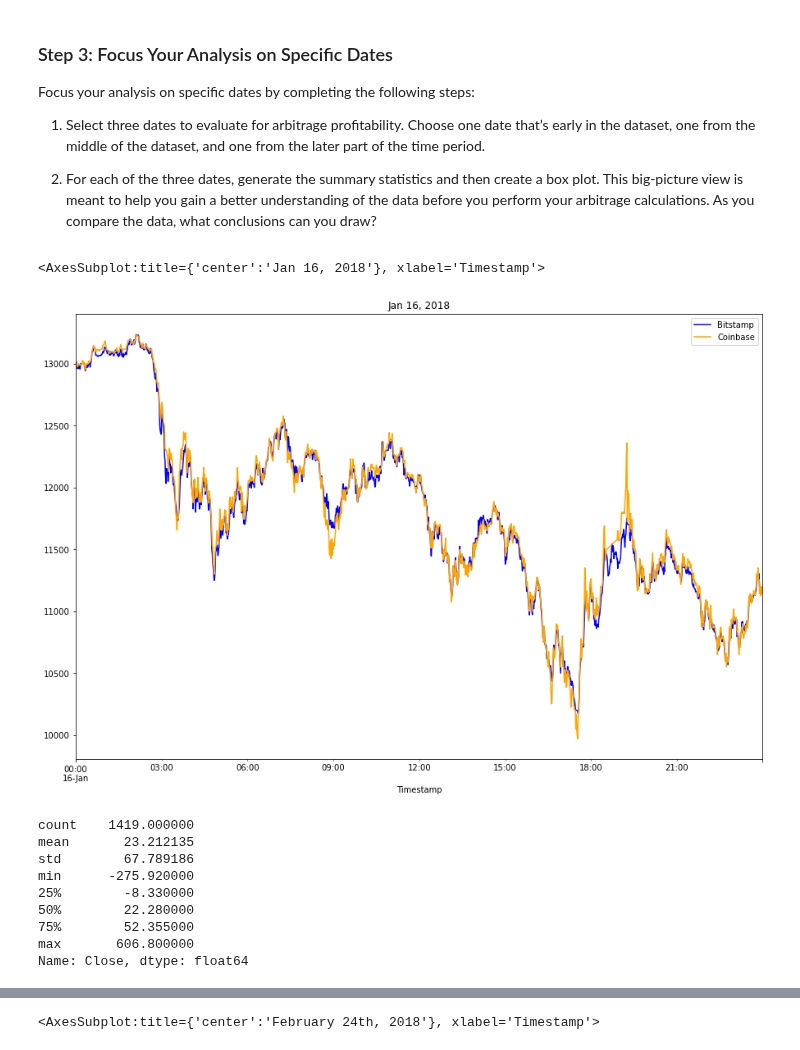
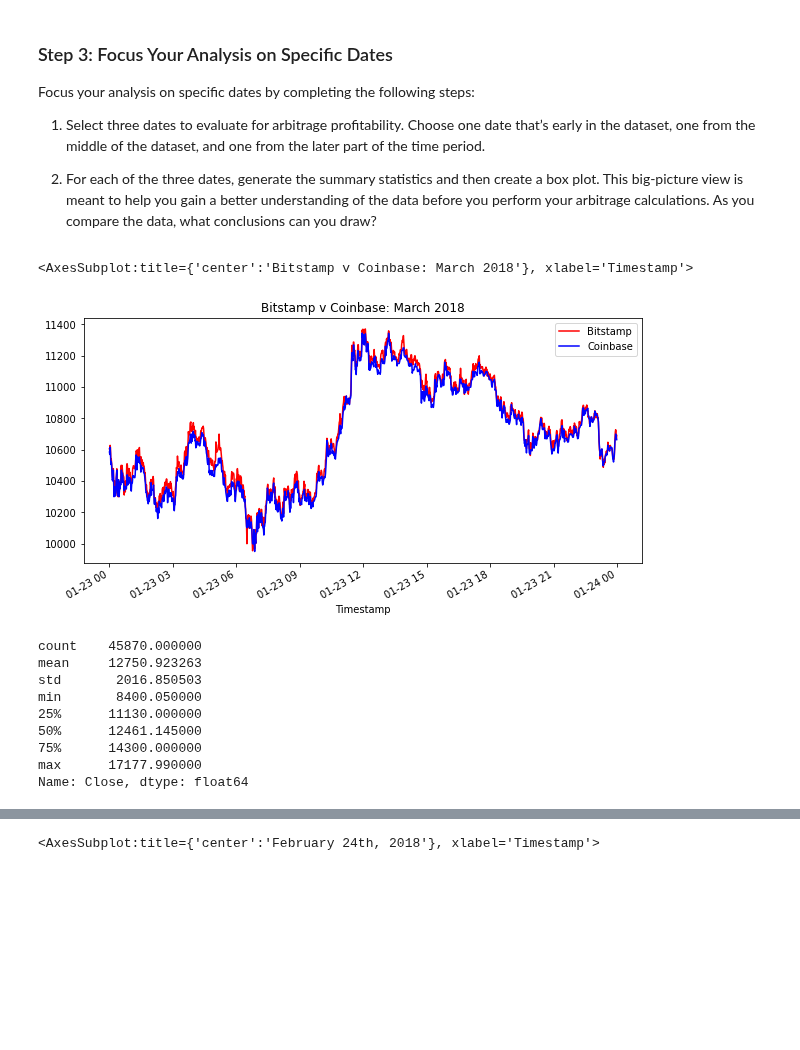
Before and after one commit to AquibaB/Arbitrage-strategies-BTC, a Jupyter notebook: crypto_arbitrage.ipynb, the cells around one changed output, grey strips where cells are left out. Saved outputs shown, nothing was run; the diff lists cells and outputs as text; code cells hidden in the pictures; blank space fills up the shorter version.

Commit message:
arbitrage and plots

```diff
--- a/crypto_arbitrage.ipynb
+++ b/crypto_arbitrage.ipynb
@@ -360,26 +360,31 @@ Focus your analysis on specific dates by completing the following steps:
 # %%
 # Create an overlay plot that visualizes the two dataframes over a period of one day early in the dataset.
 # Be sure that the plots include the parameters `legend`, `figsize`, `title`, `color` and `label`
-# YOUR CODE HERE
+bitstamp_sliced.loc['2018-01-23':'2018-01-23'].plot(
+    legend=True, figsize=(10,5), title="Bitstamp v Coinbase: March 2018", color='red', label="Bitstamp")
+coinbase_sliced.loc['2018-01-23':'2018-01-23'].plot(
+    legend=True, figsize=(10,5), color='blue', label='Coinbase')
 # %% [output]
-<AxesSubplot:title={'center':'Jan 16, 2018'}, xlabel='Timestamp'>
+<AxesSubplot:title={'center':'Bitstamp v Coinbase: March 2018'}, xlabel='Timestamp'>
-[figure, old version]
+[figure, new version]
 # %%
 # Using the early date that you have selected, calculate the arbitrage spread
 # by subtracting the bitstamp lower closing prices from the coinbase higher closing prices
-arbitrage_spread_early = # YOUR CODE HERE
+
+arbitrage_spread_early = coinbase_sliced.loc['2018-01-23':'2018-01-23'].max() - bitstamp_sliced.loc['2018-01-23':'2018-01-23'].min()
+arbitrage_spread_early
 
 # Generate summary statistics for the early DataFrame
-# YOUR CODE HERE
+coinbase_sliced.loc['2018-01-01':'2018-02-01'].describe(include='all')
 # %% [output]
-count    1419.000000
-mean       23.212135
-std        67.789186
-min      -275.920000
-25%        -8.330000
-50%        22.280000
-75%        52.355000
-max       606.800000
+count    45870.000000
+mean     12750.923263
+std       2016.850503
+min       8400.050000
+25%      11130.000000
+50%      12461.145000
+75%      14300.000000
+max      17177.990000
 Name: Close, dtype: float64
 # %%
 # Visualize the arbitrage spread from early in the dataset in a box plot
```
Also changed, not shown: parts of 1 cell of this notebook.
